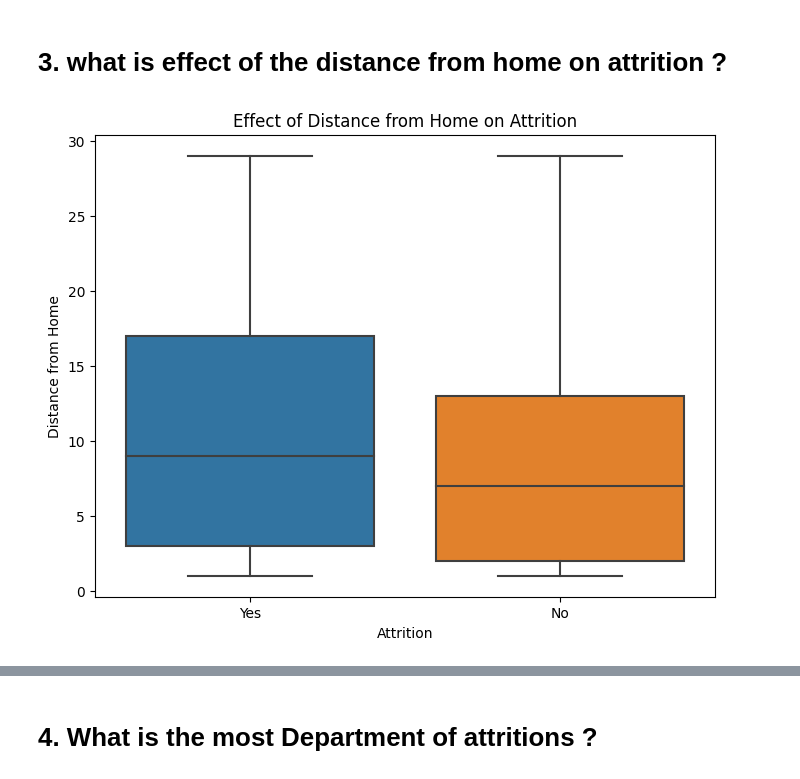
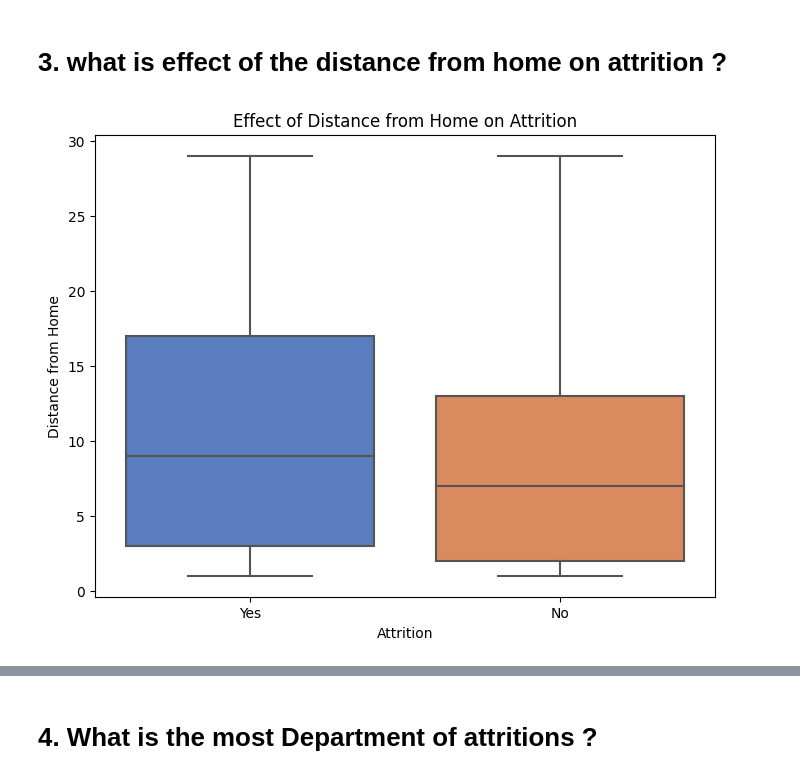
Before and after one commit to AlaaElnakeeb81536/Alaa-Elnakeeb, a Jupyter notebook: employee-attrition.ipynb, the cells around one changed output, grey strips where cells are left out. Cells and saved outputs as stored; diff of their text form; code cells hidden in the pictures.

```diff
--- a/employee-attrition.ipynb
+++ b/employee-attrition.ipynb
@@ -298,10 +250,10 @@ plt.show()
 # 3. what is effect of the distance from home on attrition ?
 # %%
 plt.figure(figsize=(8, 6))
-sns.boxplot(data=df, x='Attrition', y='DistanceFromHome')
+sns.boxplot(data=df, x='Attrition', y='DistanceFromHome', palette='muted')
 plt.title('Effect of Distance from Home on Attrition')
 plt.xlabel('Attrition')
 plt.ylabel('Distance from Home')
 plt.show()
 # %% [output]
-[figure, old version]
+[figure, new version]
```
Also changed, not shown: parts of 56 cells of this notebook.
